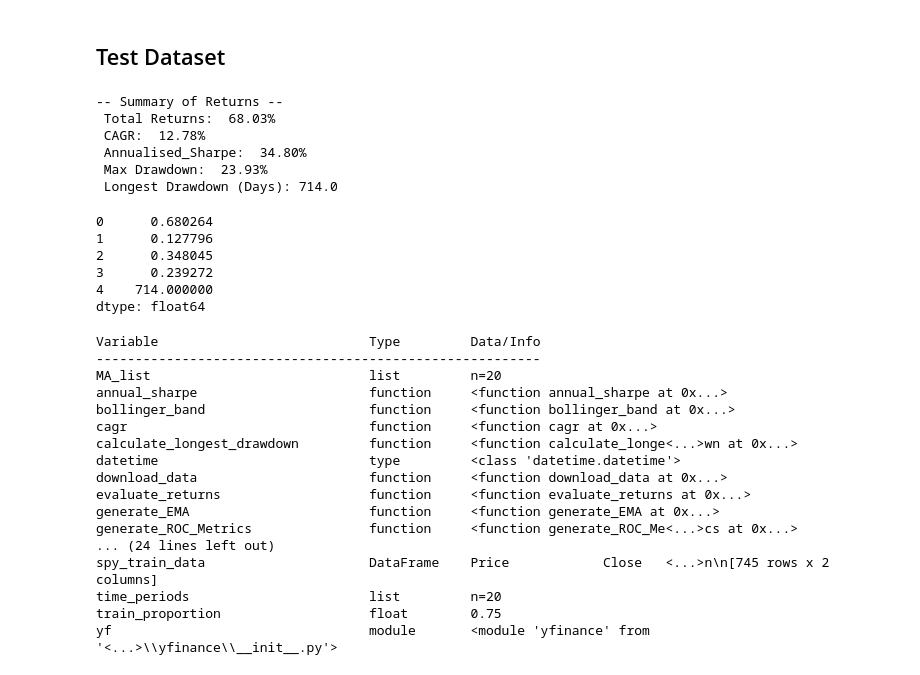
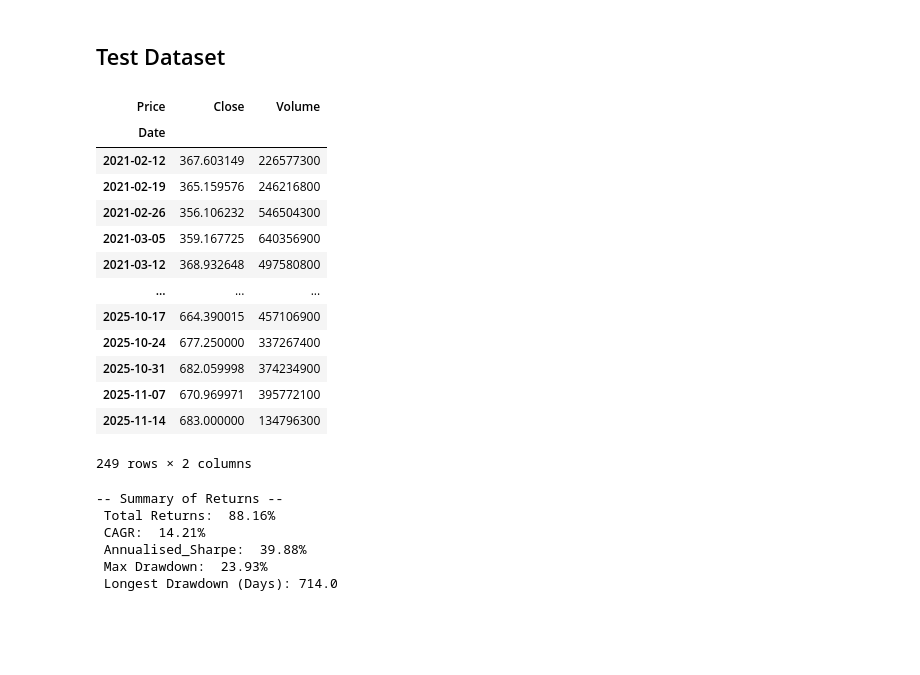
Before and after one commit to Gregtwl/GrpAssignment, a Jupyter notebook: Assignment_Greg.ipynb, the cells around one changed output. Saved outputs shown, nothing was run; the diff lists cells and outputs as text; code cells hidden in the pictures; blank space fills up the shorter version.

Commit message:
Harmonised Data and Updated

```diff
--- a/Assignment_Greg.ipynb
+++ b/Assignment_Greg.ipynb
@@ -612,42 +595,34 @@ ma_cross_summary.sort_values(by = 'Total Returns', ascending = False).head(10)
 # %% [markdown]
 ## Test Dataset
 # %%
-spy_test_data = spy_data[int(train_proportion*(len(spy_data)-90)):]
+row = 90
+
+spy_test_data = spy_data[int(train_proportion*len(spy_data)-row):]
 
 spy_data_close = spy_test_data['Close'].to_frame()
 spy_data_returns = spy_test_data['Close'].pct_change().to_frame().rename(columns= {'Close': 'Returns'})
+
+display(spy_test_data[row:])
+
+evaluate_returns(spy_data_returns.loc[spy_data_returns.index[row:],'Returns'], to_print=True);
+# %% [output]
+| Price | Close | Volume |
+| Date |  |  |
+| 2021-02-12 | 367.603149 | 226577300 |
+| 2021-02-19 | 365.159576 | 246216800 |
+| 2021-02-26 | 356.106232 | 546504300 |
+| 2021-03-05 | 359.167725 | 640356900 |
+| 2021-03-12 | 368.932648 | 497580800 |
+| ... | ... | ... |
+| 2025-10-17 | 664.390015 | 457106900 |
+| 2025-10-24 | 677.250000 | 337267400 |
+| 2025-10-31 | 682.059998 | 374234900 |
+| 2025-11-07 | 670.969971 | 395772100 |
+| 2025-11-14 | 683.000000 | 134796300 |
+249 rows × 2 columns
+-- Summary of Returns --
+ Total Returns:  88.16%
+ CAGR:  14.21%
+ Annualised_Sharpe:  39.88%
+ Max Drawdown:  23.93%
+ Longest Drawdown (Days): 714.0
-# %%
-evaluate_returns(spy_data_returns.loc[spy_data_returns.index[90:],'Returns'], to_print=True)
-# %% [output]
--- Summary of Returns --
- Total Returns:  68.03%
- CAGR:  12.78%
- Annualised_Sharpe:  34.80%
- Max Drawdown:  23.93%
- Longest Drawdown (Days): 714.0
-0      0.680264
-1      0.127796
-2      0.348045
-3      0.239272
-4    714.000000
-dtype: float64
-# %%
-whos
-# %% [output]
-Variable                           Type         Data/Info
----------------------------------------------------------
-MA_list                            list         n=20
-annual_sharpe                      function     <function annual_sharpe at 0x...>
-bollinger_band                     function     <function bollinger_band at 0x...>
-cagr                               function     <function cagr at 0x...>
-calculate_longest_drawdown         function     <function calculate_longe<...>wn at 0x...>
-datetime                           type         <class 'datetime.datetime'>
-download_data                      function     <function download_data at 0x...>
-evaluate_returns                   function     <function evaluate_returns at 0x...>
-generate_EMA                       function     <function generate_EMA at 0x...>
-generate_ROC_Metrics               function     <function generate_ROC_Me<...>cs at 0x...>
-... (24 lines left out)
-spy_train_data                     DataFrame    Price            Close   <...>n\n[745 rows x 2 columns]
-time_periods                       list         n=20
-train_proportion                   float        0.75
-yf                                 module       <module 'yfinance' from '<...>\\yfinance\\__init__.py'>
```
Also changed, not shown: parts of 16 cells of this notebook.
